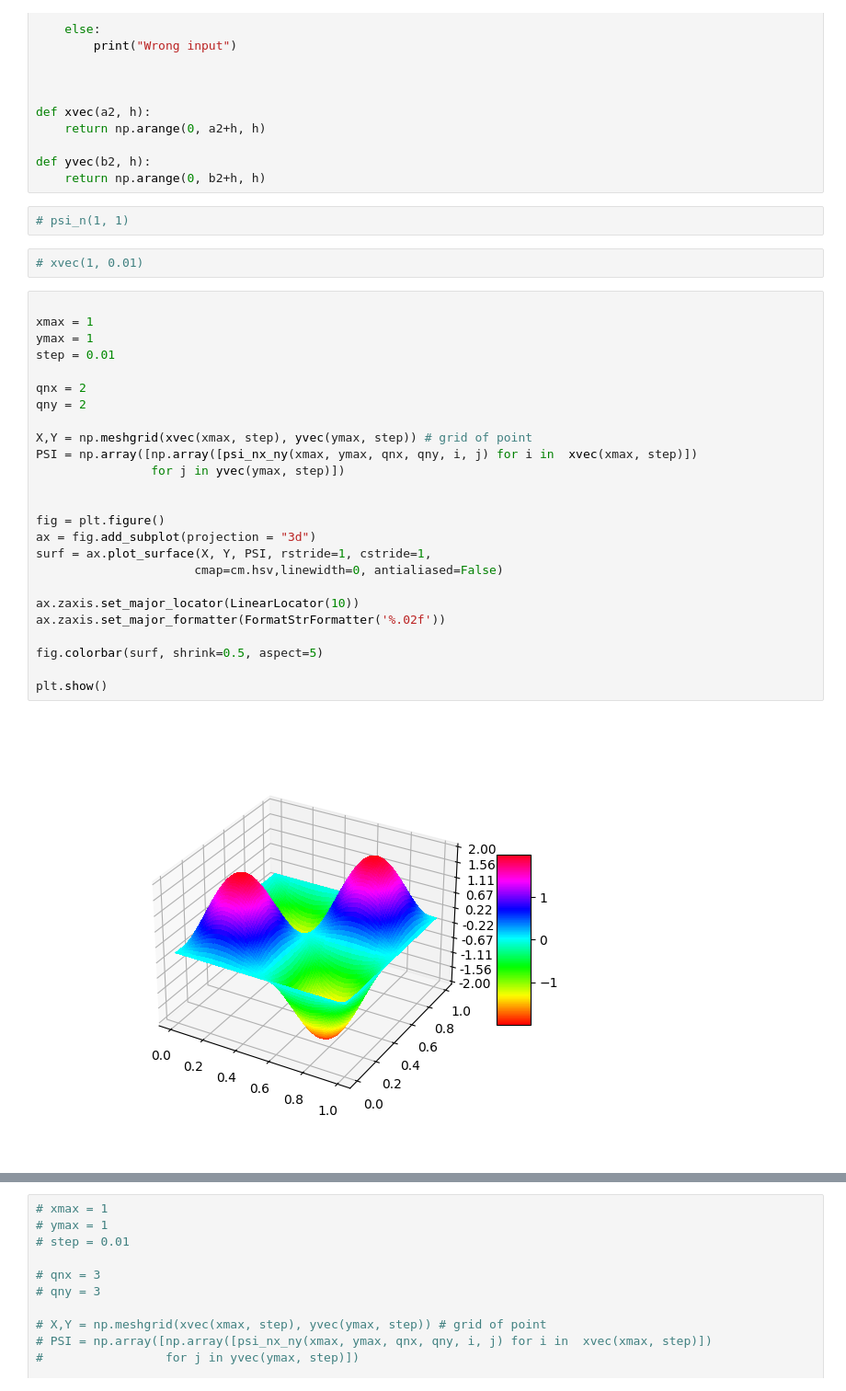
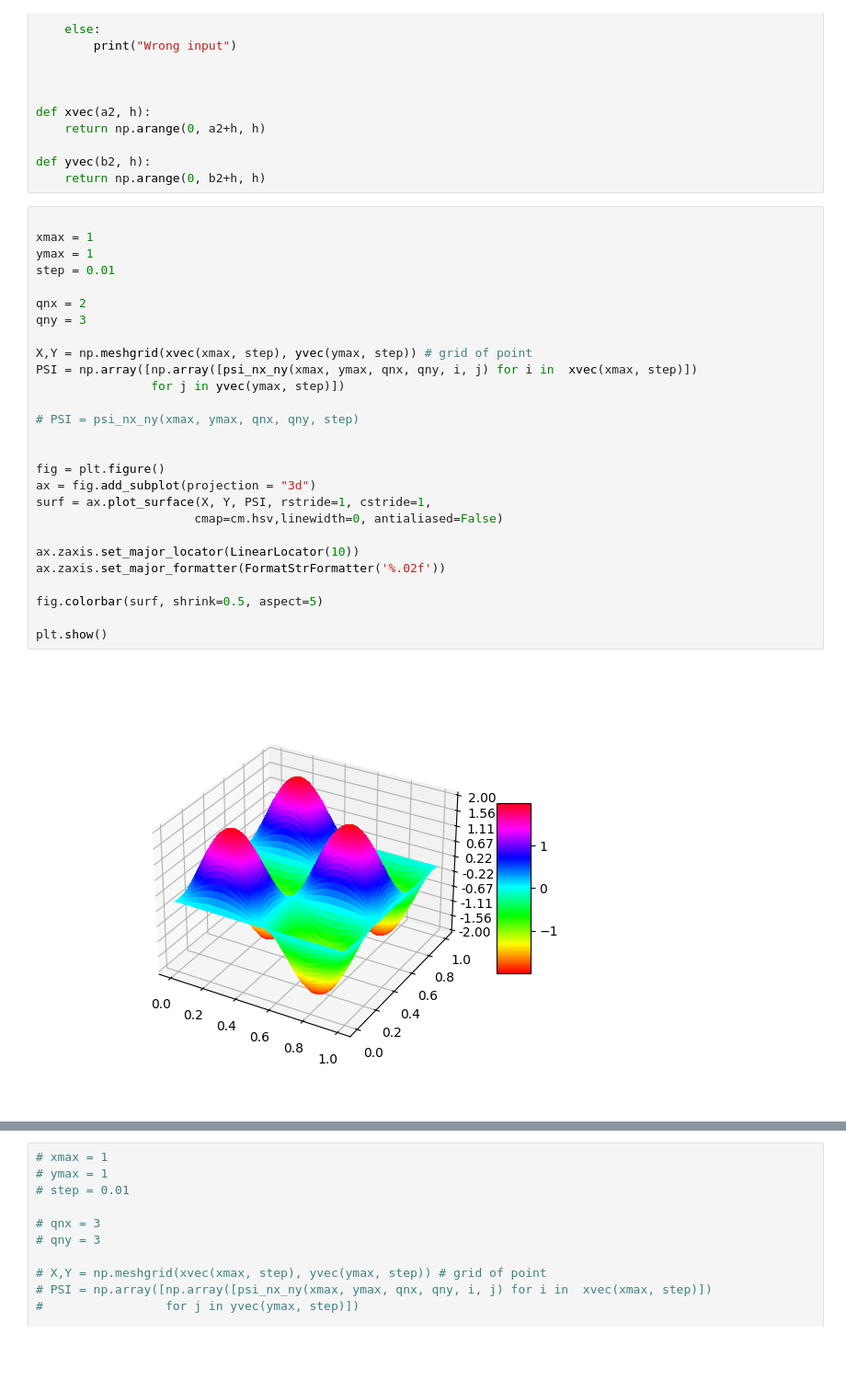
Before and after one commit to sampad95/python_and_jupyter-notebook_scripting, a Jupyter notebook: defining_function/particle_2D-box.ipynb, the cells around one changed output, grey strips where cells are left out. Shown at 92% size. Cells and saved outputs as stored; diff of their text form; blank space fills up the shorter version.

```diff
--- a/defining_function/particle_2D-box.ipynb
+++ b/defining_function/particle_2D-box.ipynb
@@ -63,37 +79,35 @@ def xvec(a2, h):
 
 def yvec(b2, h):
     return np.arange(0, b2+h, h)
-# %%
-# psi_n(1, 1)
-# %%
-# xvec(1, 0.01)
 # %%
 
 xmax = 1
 ymax = 1
 step = 0.01
 
 qnx = 2
-qny = 2
+qny = 3
 
 X,Y = np.meshgrid(xvec(xmax, step), yvec(ymax, step)) # grid of point
 PSI = np.array([np.array([psi_nx_ny(xmax, ymax, qnx, qny, i, j) for i in  xvec(xmax, step)])
                 for j in yvec(ymax, step)])
+
+# PSI = psi_nx_ny(xmax, ymax, qnx, qny, step)
 
 
 fig = plt.figure()
 ax = fig.add_subplot(projection = "3d")
 surf = ax.plot_surface(X, Y, PSI, rstride=1, cstride=1,
                       cmap=cm.hsv,linewidth=0, antialiased=False)
 
 ax.zaxis.set_major_locator(LinearLocator(10))
 ax.zaxis.set_major_formatter(FormatStrFormatter('%.02f'))
 
 fig.colorbar(surf, shrink=0.5, aspect=5)
 
 plt.show()
 # %% [output]
-[figure, old version]
+[figure, new version]
 # %%
 
 xmax = 1
```
Also changed, not shown: parts of 3 cells of this notebook.
